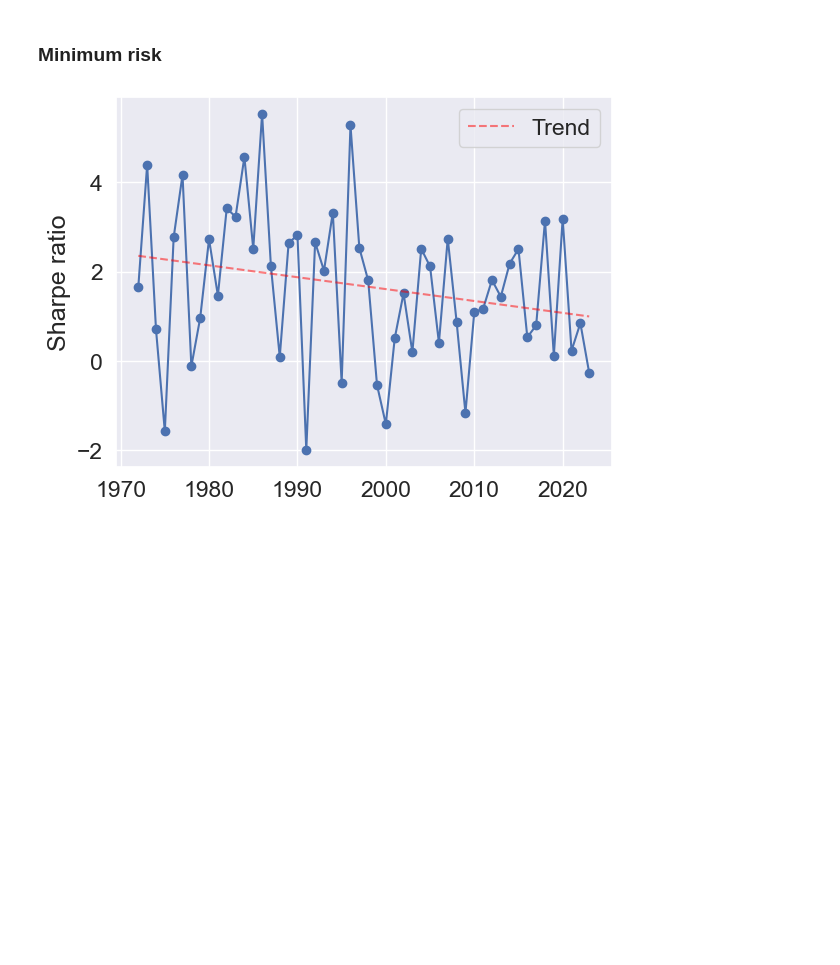
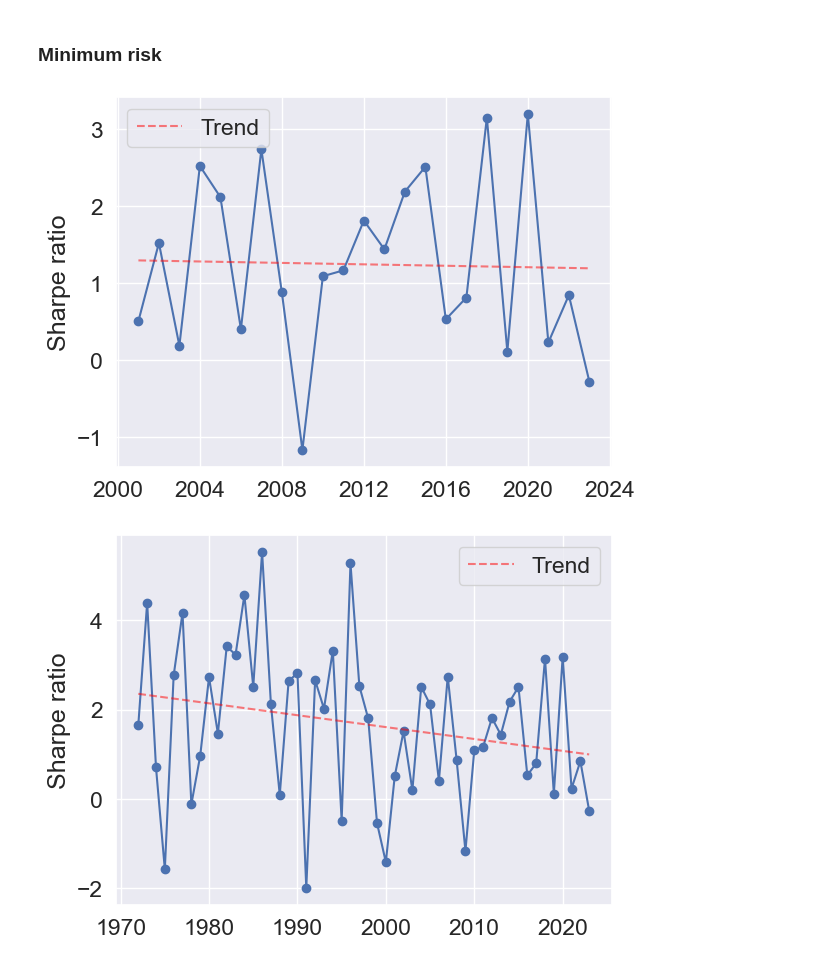
Before and after one commit to cvxgrp/cov_pred_finance, a Jupyter notebook: experiments/industry_portfolios.ipynb, the cells around one changed output. Cells and saved outputs as stored; diff of their text form; code cells hidden in the pictures; blank space fills up the shorter version.

```diff
--- a/experiments/industry_portfolios.ipynb
+++ b/experiments/industry_portfolios.ipynb
@@ -122,9 +102,9 @@ start_date = pd.to_datetime("1971-06-24", format="%Y-%m-%d")
 # start_date = pd.to_datetime("2010-01-04", format="%Y-%m-%d")
 end_date = pd.to_datetime("2022-12-30", format="%Y-%m-%d")
 # %%
-names = ["RW", "EWMA", "IEWMA", "MGARCH", "CM-IEWMA", "PRESCIENT"]
+names = ["IEWMA", "CM-IEWMA"]
 
-predictors_temp = [rw, ewma, iewma, mgarch, cm_iewma, prescient]
+predictors_temp = [iewma, cm_iewma]
 predictors = []
 
 for predictor in predictors_temp:
@@ -303,7 +311,13 @@ create_table(traders_eq_w, sigma_tar, rf, excess)
 # %% [markdown]
 ### Minimum risk
 # %%
-traders_min_risk = MinRisk(returns, [predictors[-2]], [names[-2]], start_date, end_date).backtest(additonal_cons)
+traders_min_risk = MinRisk(returns, predictors, names, start_date, end_date).backtest(additonal_cons)
+# %%
+trader = traders_min_risk["Weighted"]
+trader.returns = trader.R
+SRs = yearly_SR(trader)
+# %% [output]
+[figure, added]
 # %%
 trader = traders_min_risk["CM-IEWMA"]
 SRs = yearly_SR(trader)
```
Also changed, not shown: parts of 31 cells of this notebook, 6 other files.
